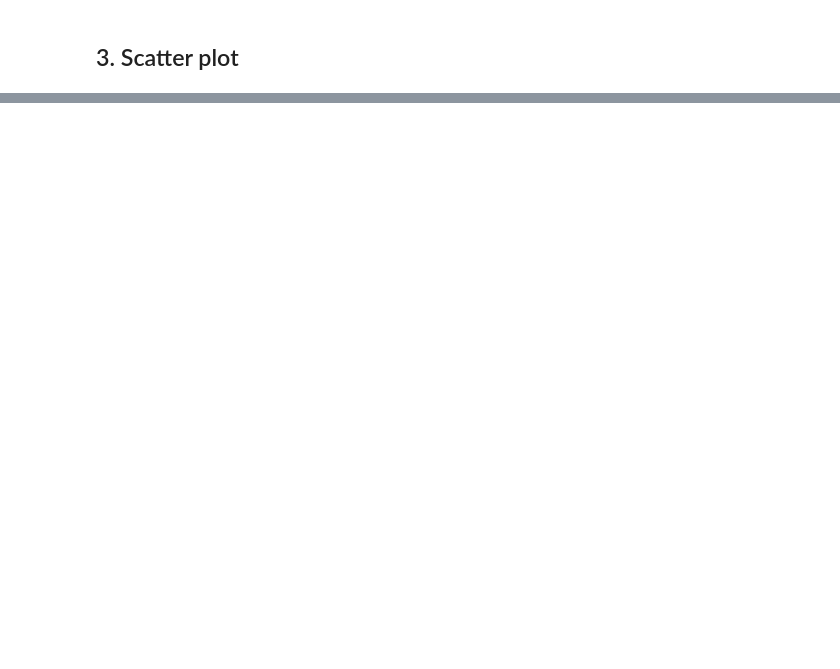
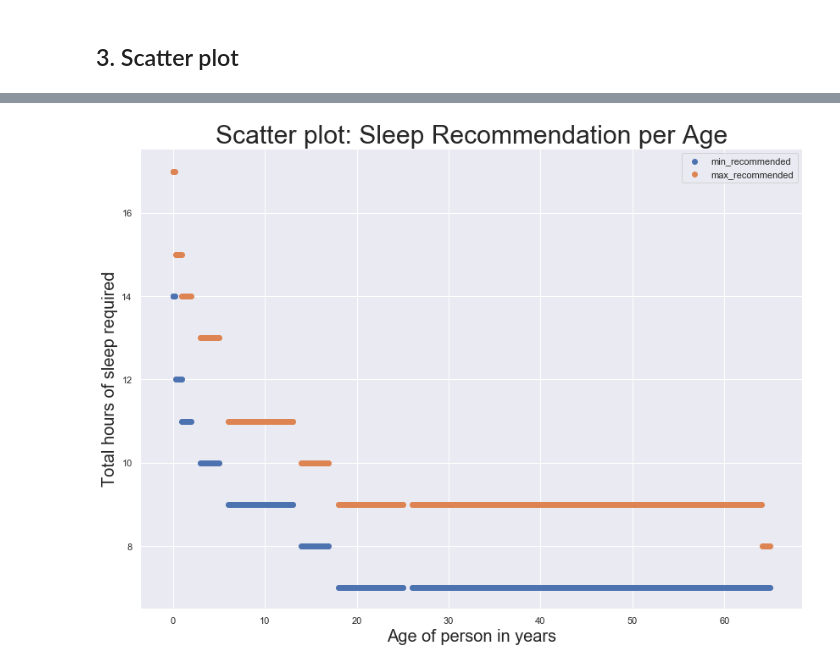
Before and after one commit to ayosamobitade/Exploratory-Data-Analytic-Projects, a Jupyter notebook: Visual Aids For Analysis/Visual Aids For EDA.ipynb, the cells around one changed output, grey strips where cells are left out. Drawn from its saved outputs; the diff is of its cells as text; code cells hidden in the pictures; blank space fills up the shorter version.

Commit message:
eda visuals

```diff
--- a/Visual Aids For Analysis/Visual Aids For EDA.ipynb
+++ b/Visual Aids For Analysis/Visual Aids For EDA.ipynb
@@ -120,2 +120,8 @@ plt.show();
 # %% [markdown]
 ## 3. Scatter plot
+# %%
+import seaborn as sns
+sns.set()
+# %%
+sleepDf = pd.read_csv('sleep_age.csv')
+sleepDf.head(4)
@@ -121,0 +134,13 @@ plt.show();
+# %%
+
+plt.figure(figsize = (14,10))
+plt.scatter(x = sleepDf['age']/12., y = sleepDf['min_recommended'], label = 'min_recommended')
+plt.scatter(x = sleepDf['age']/12., y = sleepDf['max_recommended'], label = 'max_recommended')
+plt.xlabel('Age of person in years', size=20)
+plt.ylabel('Total hours of sleep required', size = 20)
+plt.title('Scatter plot: Sleep Recommendation per Age', size=30)
+plt.legend()
+plt.savefig('sleepscatterplot.png', bbox_inches='tight')
+plt.show();
+# %% [output]
+[figure, added]
```
Also changed, not shown: parts of 6 cells of this notebook, 4 other files.
